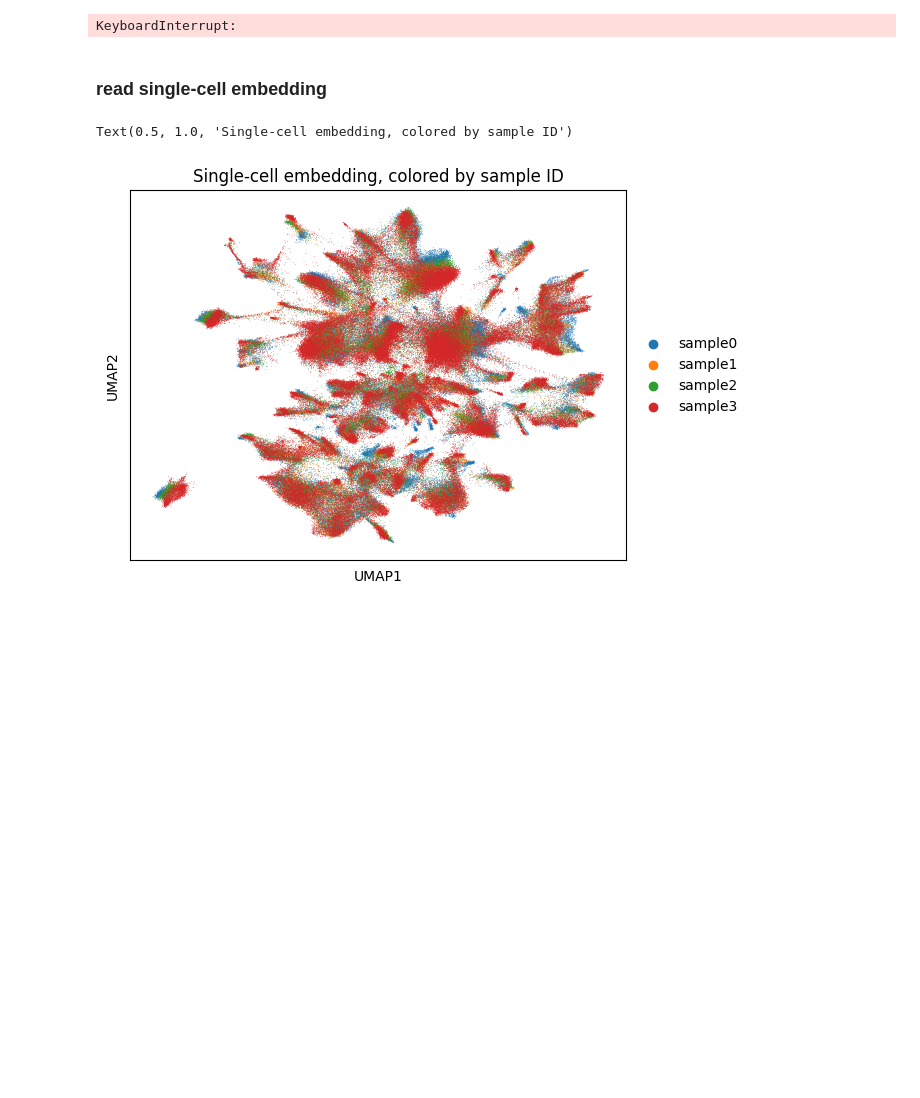
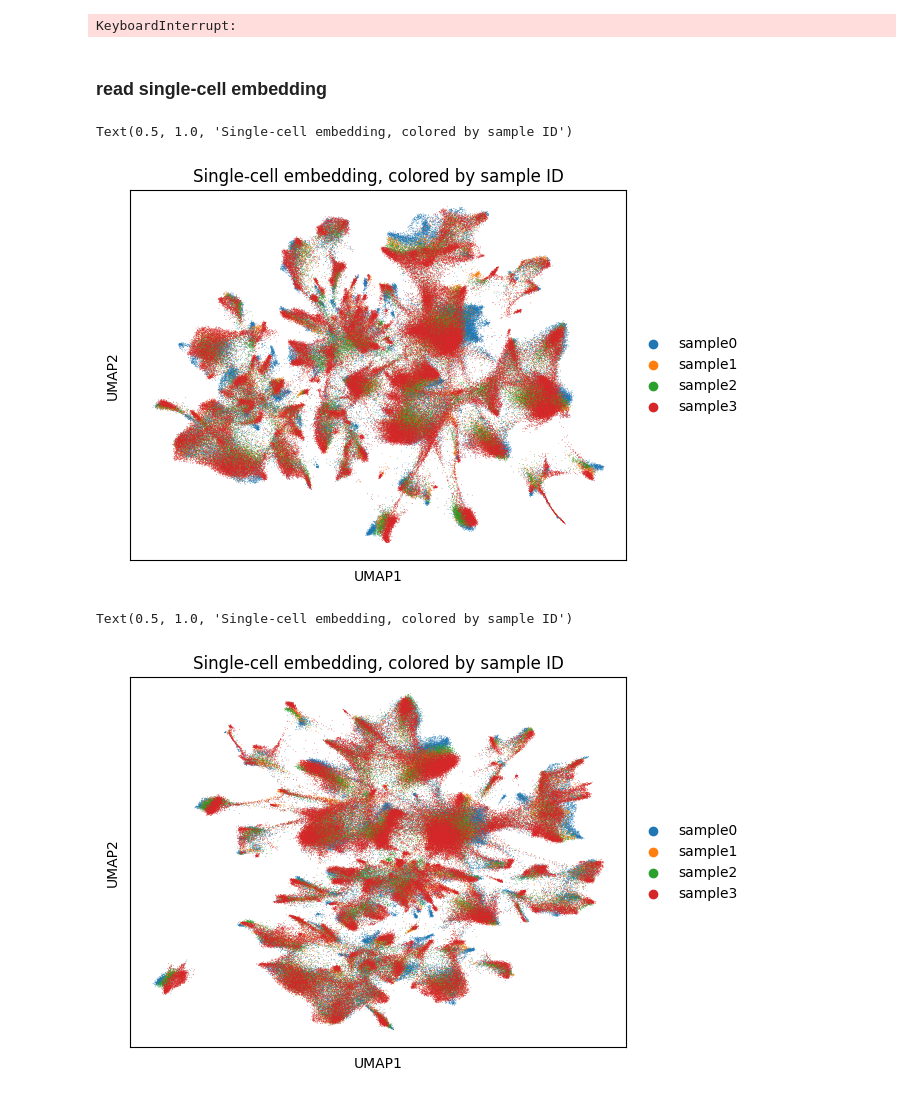
Before and after one commit to yichunher/FuseMap, a Jupyter notebook: tutorial_sample_data.ipynb, the cells around one changed output. Saved outputs shown, nothing was run; the diff lists cells and outputs as text; code cells hidden in the pictures; blank space fills up the shorter version.

```diff
--- a/tutorial_sample_data.ipynb
+++ b/tutorial_sample_data.ipynb
@@ -45,3 +45,16 @@ save_dir = f"output/sample_data1/"
+# %%
+ad_embed=sc.read_h5ad(f'{save_dir}/ad_celltype_embedding.h5ad')
+
+sc.pp.neighbors(ad_embed, n_neighbors=50,use_rep='X')
+
+sc.tl.umap(ad_embed)
+
+
+ax = sc.pl.umap(ad_embed,color='batch',size=1, show=False)
+ax.set_title('Single-cell embedding, colored by sample ID')
+# %% [output]
+Text(0.5, 1.0, 'Single-cell embedding, colored by sample ID')
+[figure, added]
 # %%
 ad_embed=sc.read_h5ad(f'{save_dir}/ad_celltype_embedding.h5ad')
 
```
Also changed, not shown: parts of 3 cells of this notebook, 11 other files.
